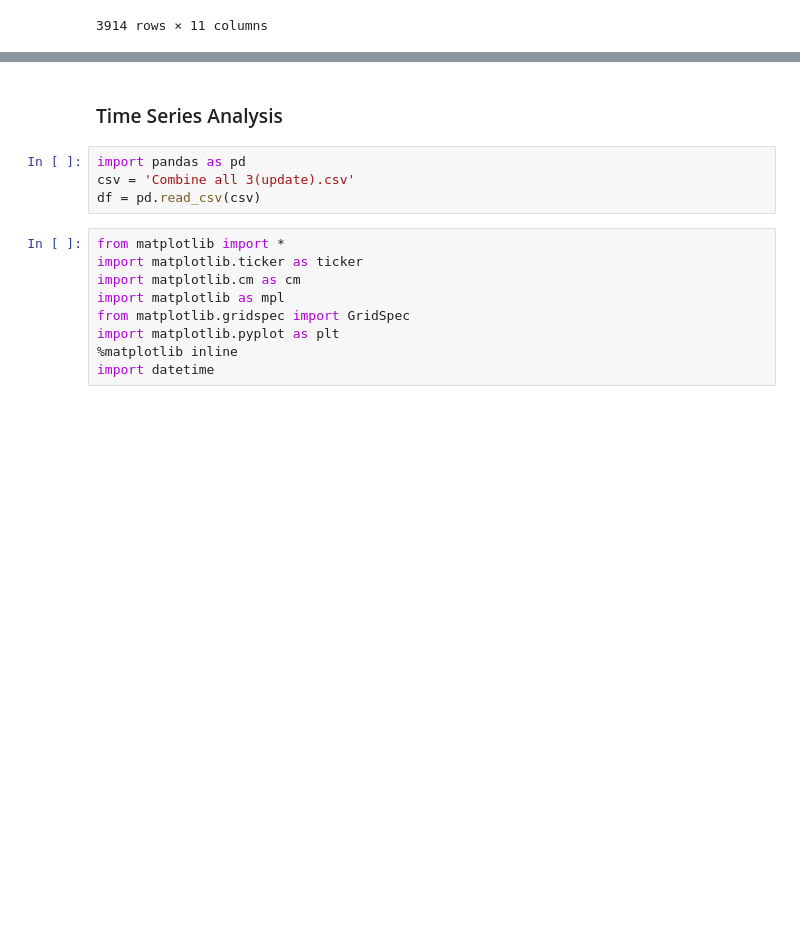
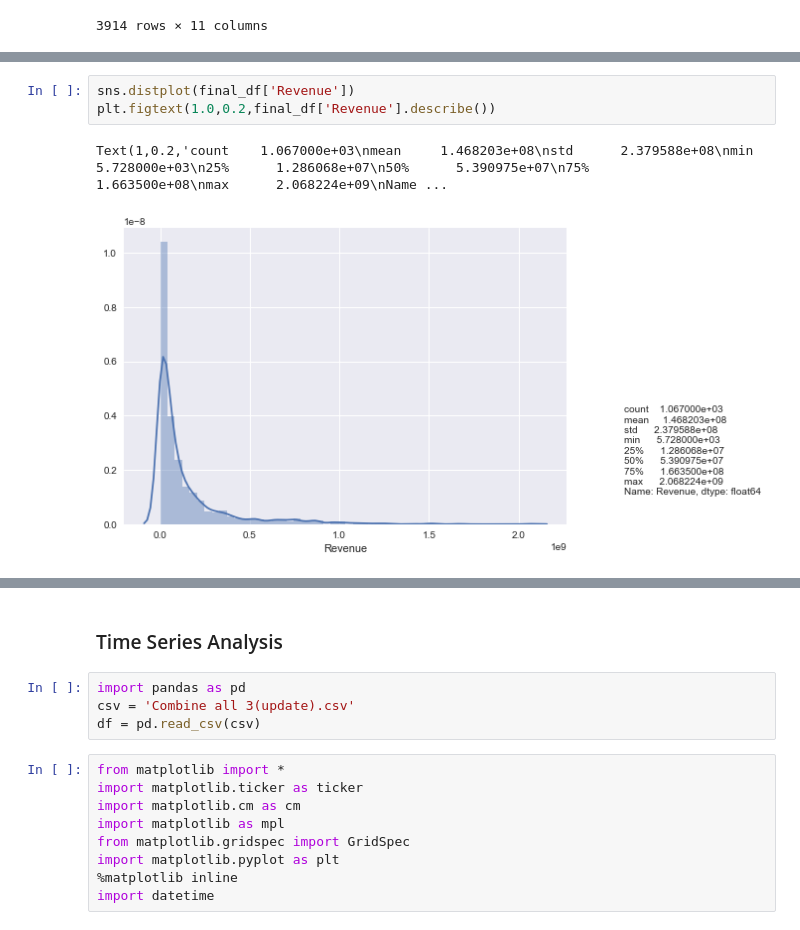
Before and after one commit to cicisongze/Movie_analysis_project, a Jupyter notebook: Data_Visualization.ipynb, the cells around one changed output, grey strips where cells are left out. Saved outputs shown, nothing was run; the diff lists cells and outputs as text; blank space fills up the shorter version.

```diff
--- a/Data_Visualization.ipynb
+++ b/Data_Visualization.ipynb
@@ -208,0 +285,6 @@ dfruntime
+# %%
+sns.distplot(final_df['Revenue'])
+plt.figtext(1.0,0.2,final_df['Revenue'].describe())
+# %% [output]
+Text(1,0.2,'count    1.067000e+03\nmean     1.468203e+08\nstd      2.379588e+08\nmin      5.728000e+03\n25%      1.286068e+07\n50%      5.390975e+07\n75%      1.663500e+08\nmax      2.068224e+09\nName ...
+[figure, added]
```
Also changed, not shown: parts of 9 cells of this notebook.
